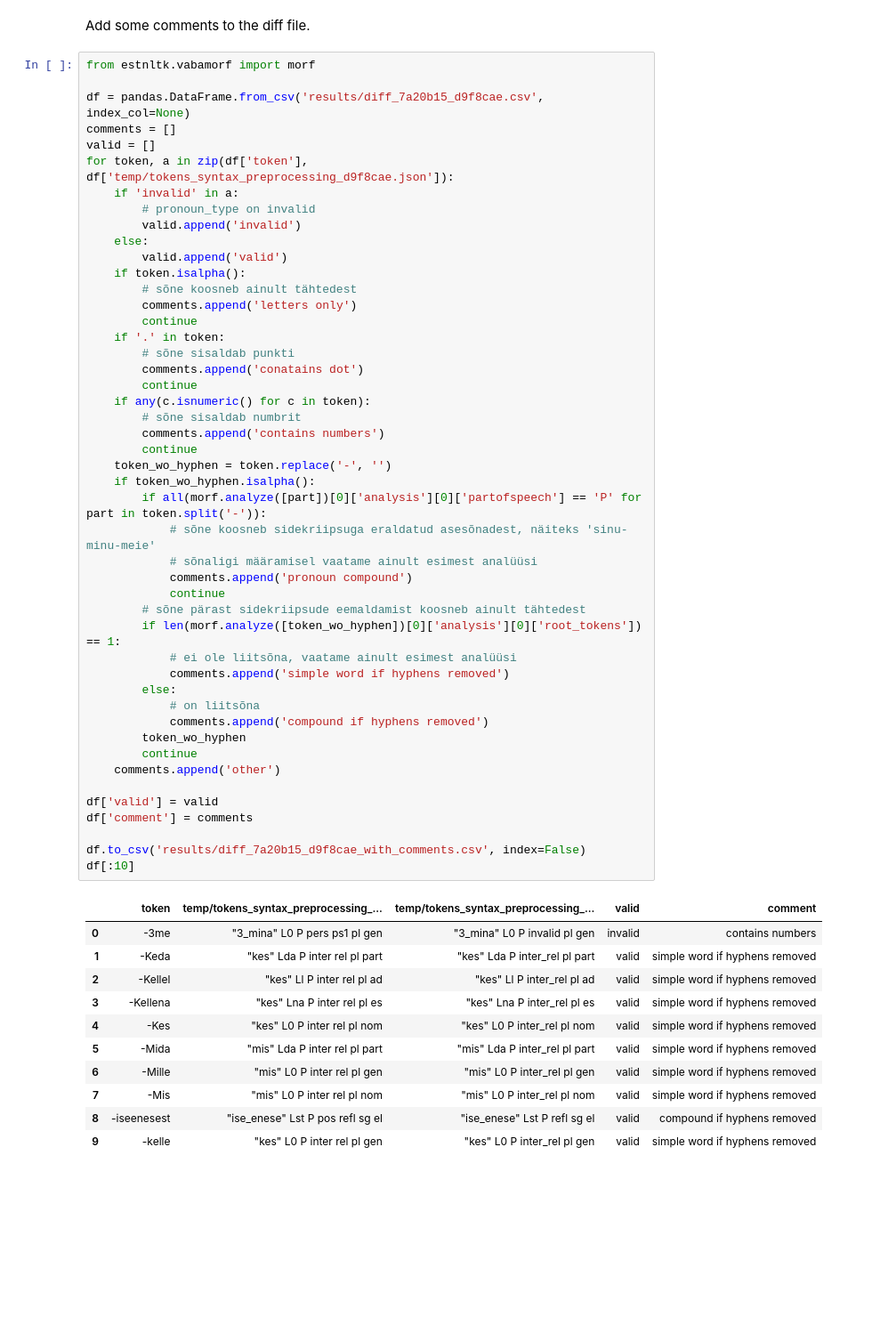
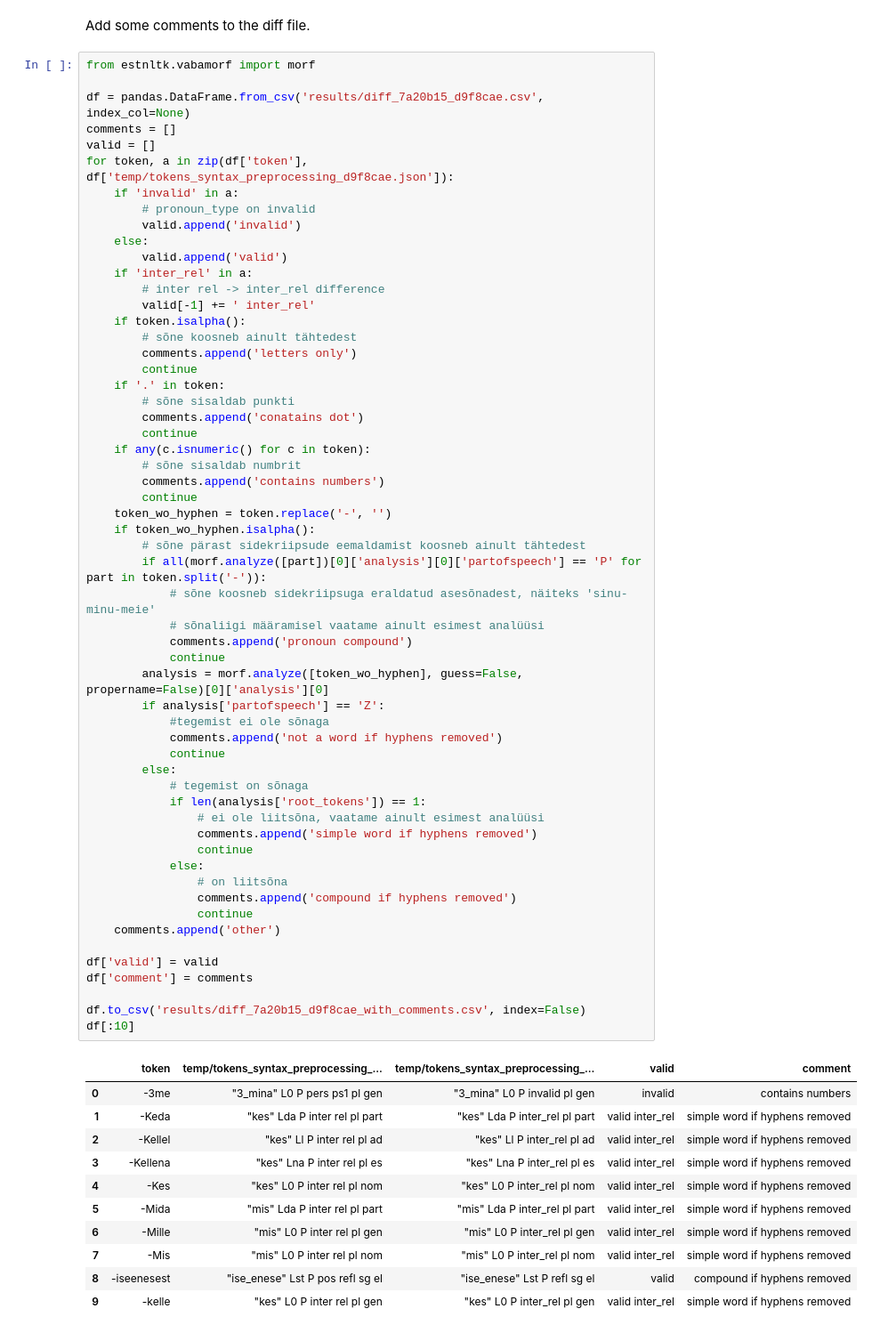
Before and after one commit to estnltk/koondkorpus-experiments, a Jupyter notebook: syntax_preprocessing_diff/syntax_preprocessing_diff.ipynb, the cells around one changed output. Shown: that part at 89% size. Drawn from its saved outputs; the diff is of its cells as text; blank space fills up the shorter version.

Commit message:
fix PronounTypeRewriter diff table comments

```diff
--- a/syntax_preprocessing_diff/syntax_preprocessing_diff.ipynb
+++ b/syntax_preprocessing_diff/syntax_preprocessing_diff.ipynb
@@ -383,50 +383,60 @@ for token, a in zip(df['token'], df['temp/tokens_syntax_preprocessing_d9f8cae.js
         valid.append('invalid')
     else:
         valid.append('valid')
+    if 'inter_rel' in a:
+        # inter rel -> inter_rel difference
+        valid[-1] += ' inter_rel'
     if token.isalpha():
         # sõne koosneb ainult tähtedest
         comments.append('letters only')
         continue
     if '.' in token:
         # sõne sisaldab punkti
         comments.append('conatains dot')
         continue
     if any(c.isnumeric() for c in token):
         # sõne sisaldab numbrit
         comments.append('contains numbers')
         continue
     token_wo_hyphen = token.replace('-', '')
     if token_wo_hyphen.isalpha():
+        # sõne pärast sidekriipsude eemaldamist koosneb ainult tähtedest
         if all(morf.analyze([part])[0]['analysis'][0]['partofspeech'] == 'P' for part in token.split('-')):
             # sõne koosneb sidekriipsuga eraldatud asesõnadest, näiteks 'sinu-minu-meie'
-            # sõnaligi määramisel vaatame ainult esimest analüüsi
+            # sõnaliigi määramisel vaatame ainult esimest analüüsi
             comments.append('pronoun compound')
             continue
-        # sõne pärast sidekriipsude eemaldamist koosneb ainult tähtedest
-        if len(morf.analyze([token_wo_hyphen])[0]['analysis'][0]['root_tokens']) == 1:
-            # ei ole liitsõna, vaatame ainult esimest analüüsi
-            comments.append('simple word if hyphens removed')
+        analysis = morf.analyze([token_wo_hyphen], guess=False, propername=False)[0]['analysis'][0]
+        if analysis['partofspeech'] == 'Z':
+            #tegemist ei ole sõnaga
+            comments.append('not a word if hyphens removed')
+            continue
         else:
-            # on liitsõna
-            comments.append('compound if hyphens removed')
-        token_wo_hyphen
-        continue
+            # tegemist on sõnaga
+            if len(analysis['root_tokens']) == 1:
+                # ei ole liitsõna, vaatame ainult esimest analüüsi
+                comments.append('simple word if hyphens removed')
+                continue
+            else:
+                # on liitsõna
+                comments.append('compound if hyphens removed')
+                continue
     comments.append('other')
 
 df['valid'] = valid
 df['comment'] = comments
 
 df.to_csv('results/diff_7a20b15_d9f8cae_with_comments.csv', index=False)
 df[:10]
 # %% [output]
 |  | token | temp/tokens_syntax_preprocessing_... | temp/tokens_syntax_preprocessing_... | valid | comment |
 | 0 | -3me | "3_mina" L0 P pers ps1 pl gen | "3_mina" L0 P invalid pl gen | invalid | contains numbers |
-| 1 | -Keda | "kes" Lda P inter rel pl part | "kes" Lda P inter_rel pl part | valid | simple word if hyphens removed |
-| 2 | -Kellel | "kes" Ll P inter rel pl ad | "kes" Ll P inter_rel pl ad | valid | simple word if hyphens removed |
-| 3 | -Kellena | "kes" Lna P inter rel pl es | "kes" Lna P inter_rel pl es | valid | simple word if hyphens removed |
-| 4 | -Kes | "kes" L0 P inter rel pl nom | "kes" L0 P inter_rel pl nom | valid | simple word if hyphens removed |
-| 5 | -Mida | "mis" Lda P inter rel pl part | "mis" Lda P inter_rel pl part | valid | simple word if hyphens removed |
-| 6 | -Mille | "mis" L0 P inter rel pl gen | "mis" L0 P inter_rel pl gen | valid | simple word if hyphens removed |
-| 7 | -Mis | "mis" L0 P inter rel pl nom | "mis" L0 P inter_rel pl nom | valid | simple word if hyphens removed |
+| 1 | -Keda | "kes" Lda P inter rel pl part | "kes" Lda P inter_rel pl part | valid inter_rel | simple word if hyphens removed |
+| 2 | -Kellel | "kes" Ll P inter rel pl ad | "kes" Ll P inter_rel pl ad | valid inter_rel | simple word if hyphens removed |
+| 3 | -Kellena | "kes" Lna P inter rel pl es | "kes" Lna P inter_rel pl es | valid inter_rel | simple word if hyphens removed |
+| 4 | -Kes | "kes" L0 P inter rel pl nom | "kes" L0 P inter_rel pl nom | valid inter_rel | simple word if hyphens removed |
+| 5 | -Mida | "mis" Lda P inter rel pl part | "mis" Lda P inter_rel pl part | valid inter_rel | simple word if hyphens removed |
+| 6 | -Mille | "mis" L0 P inter rel pl gen | "mis" L0 P inter_rel pl gen | valid inter_rel | simple word if hyphens removed |
+| 7 | -Mis | "mis" L0 P inter rel pl nom | "mis" L0 P inter_rel pl nom | valid inter_rel | simple word if hyphens removed |
 | 8 | -iseenesest | "ise_enese" Lst P pos refl sg el | "ise_enese" Lst P refl sg el | valid | compound if hyphens removed |
-| 9 | -kelle | "kes" L0 P inter rel pl gen | "kes" L0 P inter_rel pl gen | valid | simple word if hyphens removed |
+| 9 | -kelle | "kes" L0 P inter rel pl gen | "kes" L0 P inter_rel pl gen | valid inter_rel | simple word if hyphens removed |
```
Also changed, not shown: 1 other file.
